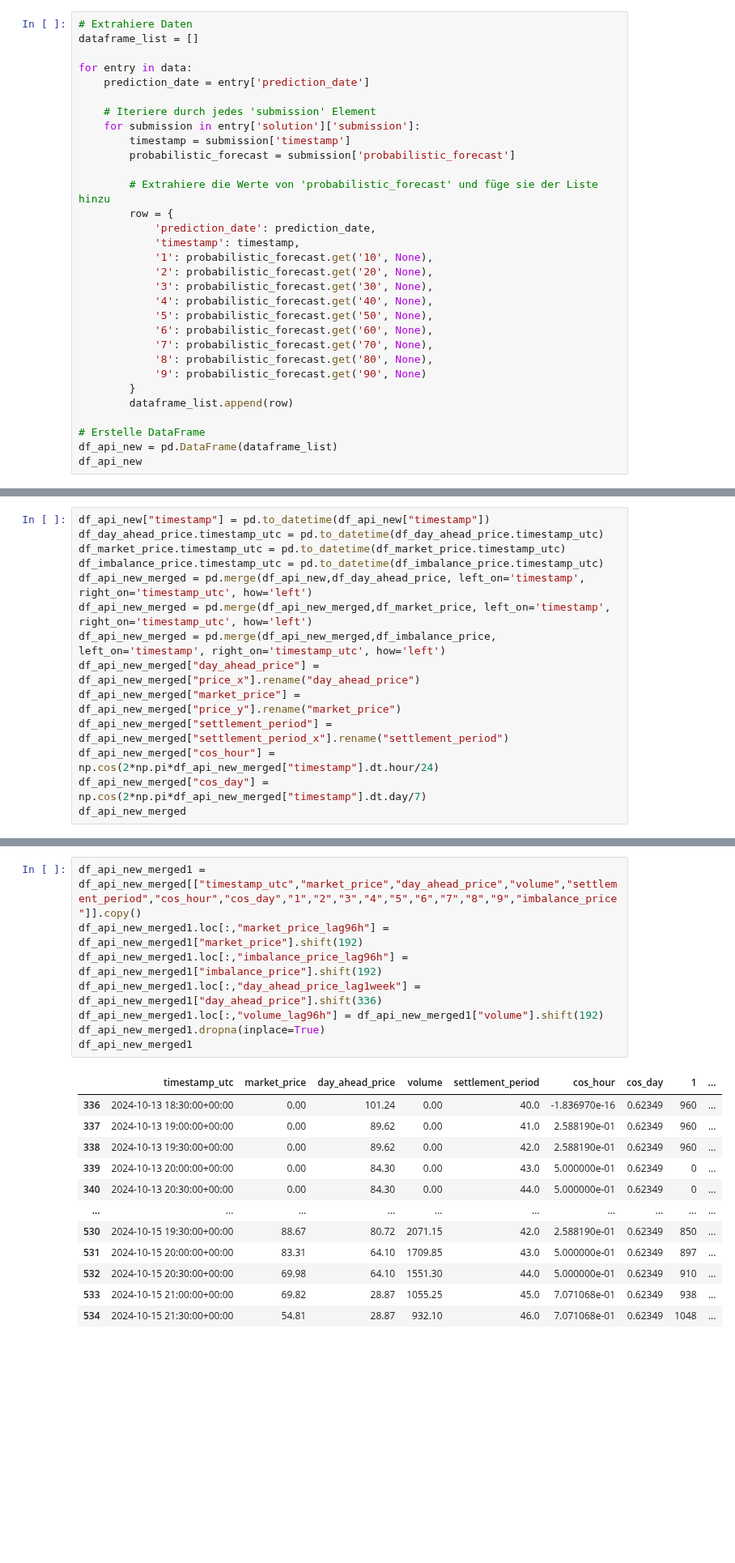
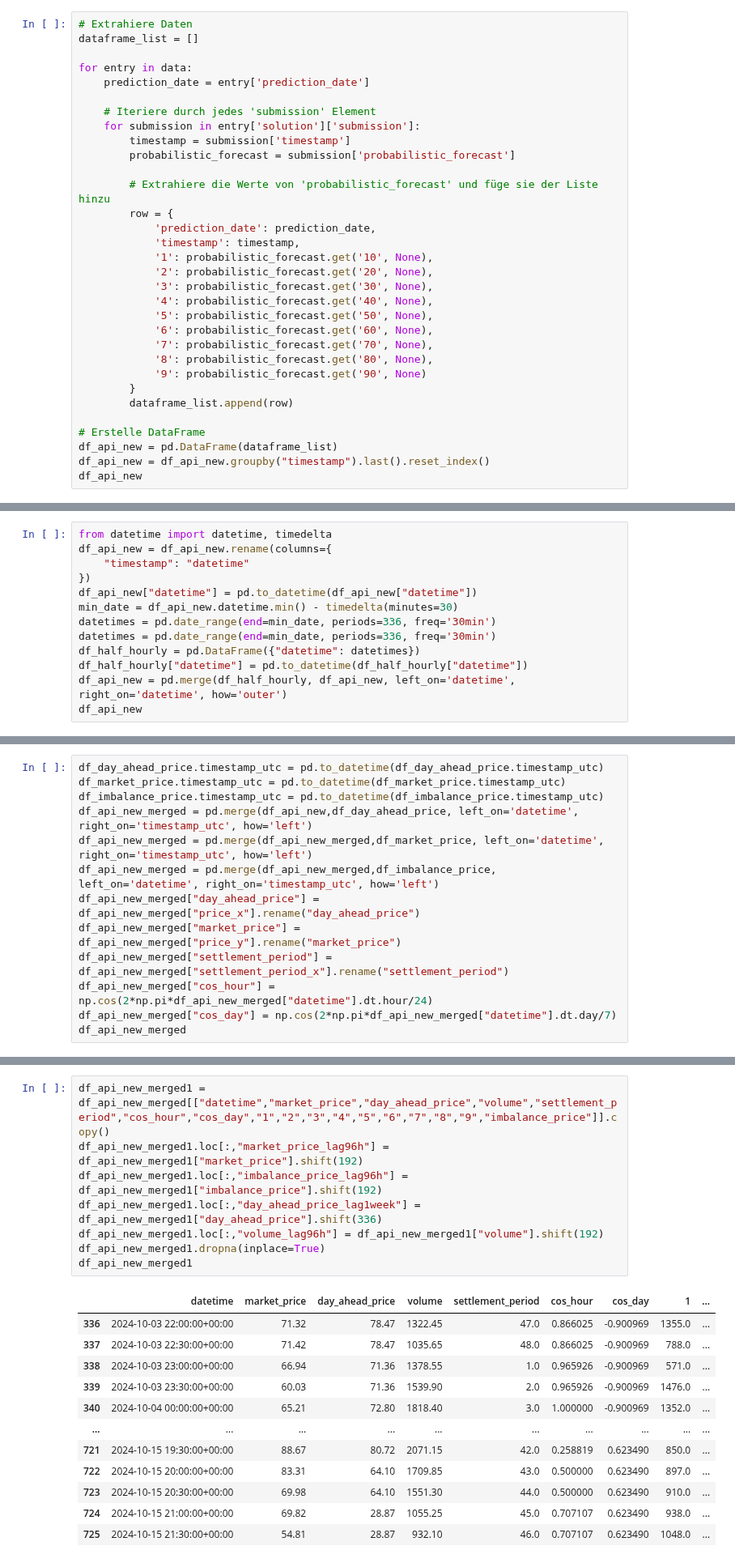
Before and after one commit to P-AEL/Energy_production_price_prediction, a Jupyter notebook: paul_analyse/LSTM_day_ahead_price.ipynb, the cells around one changed output, grey strips where cells are left out. Shown at 81% size. Cells and saved outputs as stored; diff of their text form; blank space fills up the shorter version.

```diff
--- a/paul_analyse/LSTM_day_ahead_price.ipynb
+++ b/paul_analyse/LSTM_day_ahead_price.ipynb
@@ -351,5 +350,6 @@ for entry in data:
 
 # Erstelle DataFrame
 df_api_new = pd.DataFrame(dataframe_list)
+df_api_new = df_api_new.groupby("timestamp").last().reset_index()
 df_api_new
 # %% [output]
@@ -368,0 +369,13 @@ df_api_new
+# %%
+from datetime import datetime, timedelta
+df_api_new = df_api_new.rename(columns={
+    "timestamp": "datetime"
+})
+df_api_new["datetime"] = pd.to_datetime(df_api_new["datetime"])
+min_date = df_api_new.datetime.min() - timedelta(minutes=30)
+datetimes = pd.date_range(end=min_date, periods=336, freq='30min')
+datetimes = pd.date_range(end=min_date, periods=336, freq='30min')
+df_half_hourly = pd.DataFrame({"datetime": datetimes})
+df_half_hourly["datetime"] = pd.to_datetime(df_half_hourly["datetime"])
+df_api_new = pd.merge(df_half_hourly, df_api_new, left_on='datetime', right_on='datetime', how='outer')
+df_api_new
@@ -369,15 +396,14 @@ df_api_new
 # %%
-df_api_new["timestamp"] = pd.to_datetime(df_api_new["timestamp"])
 df_day_ahead_price.timestamp_utc = pd.to_datetime(df_day_ahead_price.timestamp_utc)
 df_market_price.timestamp_utc = pd.to_datetime(df_market_price.timestamp_utc)
 df_imbalance_price.timestamp_utc = pd.to_datetime(df_imbalance_price.timestamp_utc)
-df_api_new_merged = pd.merge(df_api_new,df_day_ahead_price, left_on='timestamp', right_on='timestamp_utc', how='left')
-df_api_new_merged = pd.merge(df_api_new_merged,df_market_price, left_on='timestamp', right_on='timestamp_utc', how='left')
-df_api_new_merged = pd.merge(df_api_new_merged,df_imbalance_price, left_on='timestamp', right_on='timestamp_utc', how='left')
+df_api_new_merged = pd.merge(df_api_new,df_day_ahead_price, left_on='datetime', right_on='timestamp_utc', how='left')
+df_api_new_merged = pd.merge(df_api_new_merged,df_market_price, left_on='datetime', right_on='timestamp_utc', how='left')
+df_api_new_merged = pd.merge(df_api_new_merged,df_imbalance_price, left_on='datetime', right_on='timestamp_utc', how='left')
 df_api_new_merged["day_ahead_price"] = df_api_new_merged["price_x"].rename("day_ahead_price")
 df_api_new_merged["market_price"] = df_api_new_merged["price_y"].rename("market_price")
 df_api_new_merged["settlement_period"] = df_api_new_merged["settlement_period_x"].rename("settlement_period")
-df_api_new_merged["cos_hour"] = np.cos(2*np.pi*df_api_new_merged["timestamp"].dt.hour/24)
-df_api_new_merged["cos_day"] = np.cos(2*np.pi*df_api_new_merged["timestamp"].dt.day/7)
+df_api_new_merged["cos_hour"] = np.cos(2*np.pi*df_api_new_merged["datetime"].dt.hour/24)
+df_api_new_merged["cos_day"] = np.cos(2*np.pi*df_api_new_merged["datetime"].dt.day/7)
 df_api_new_merged
 # %% [output]
@@ -397,21 +423,21 @@ df_api_new_merged
 # %%
-df_api_new_merged1 = df_api_new_merged[["timestamp_utc","market_price","day_ahead_price","volume","settlement_period","cos_hour","cos_day","1","2","3","4","5","6","7","8","9","imbalance_price"]].copy()
+df_api_new_merged1 = df_api_new_merged[["datetime","market_price","day_ahead_price","volume","settlement_period","cos_hour","cos_day","1","2","3","4","5","6","7","8","9","imbalance_price"]].copy()
 df_api_new_merged1.loc[:,"market_price_lag96h"] = df_api_new_merged1["market_price"].shift(192)
 df_api_new_merged1.loc[:,"imbalance_price_lag96h"] = df_api_new_merged1["imbalance_price"].shift(192)
 df_api_new_merged1.loc[:,"day_ahead_price_lag1week"] = df_api_new_merged1["day_ahead_price"].shift(336)
 df_api_new_merged1.loc[:,"volume_lag96h"] = df_api_new_merged1["volume"].shift(192)
 df_api_new_merged1.dropna(inplace=True)
 df_api_new_merged1
 # %% [output]
-|  | timestamp_utc | market_price | day_ahead_price | volume | settlement_period | cos_hour | cos_day | 1 | ... |
-| 336 | 2024-10-13 18:30:00+00:00 | 0.00 | 101.24 | 0.00 | 40.0 | -1.836970e-16 | 0.62349 | 960 | ... |
-| 337 | 2024-10-13 19:00:00+00:00 | 0.00 | 89.62 | 0.00 | 41.0 | 2.588190e-01 | 0.62349 | 960 | ... |
-| 338 | 2024-10-13 19:30:00+00:00 | 0.00 | 89.62 | 0.00 | 42.0 | 2.588190e-01 | 0.62349 | 960 | ... |
-| 339 | 2024-10-13 20:00:00+00:00 | 0.00 | 84.30 | 0.00 | 43.0 | 5.000000e-01 | 0.62349 | 0 | ... |
-| 340 | 2024-10-13 20:30:00+00:00 | 0.00 | 84.30 | 0.00 | 44.0 | 5.000000e-01 | 0.62349 | 0 | ... |
+|  | datetime | market_price | day_ahead_price | volume | settlement_period | cos_hour | cos_day | 1 | ... |
+| 336 | 2024-10-03 22:00:00+00:00 | 71.32 | 78.47 | 1322.45 | 47.0 | 0.866025 | -0.900969 | 1355.0 | ... |
+| 337 | 2024-10-03 22:30:00+00:00 | 71.42 | 78.47 | 1035.65 | 48.0 | 0.866025 | -0.900969 | 788.0 | ... |
+| 338 | 2024-10-03 23:00:00+00:00 | 66.94 | 71.36 | 1378.55 | 1.0 | 0.965926 | -0.900969 | 571.0 | ... |
+| 339 | 2024-10-03 23:30:00+00:00 | 60.03 | 71.36 | 1539.90 | 2.0 | 0.965926 | -0.900969 | 1476.0 | ... |
+| 340 | 2024-10-04 00:00:00+00:00 | 65.21 | 72.80 | 1818.40 | 3.0 | 1.000000 | -0.900969 | 1352.0 | ... |
 | ... | ... | ... | ... | ... | ... | ... | ... | ... | ... |
-| 530 | 2024-10-15 19:30:00+00:00 | 88.67 | 80.72 | 2071.15 | 42.0 | 2.588190e-01 | 0.62349 | 850 | ... |
-| 531 | 2024-10-15 20:00:00+00:00 | 83.31 | 64.10 | 1709.85 | 43.0 | 5.000000e-01 | 0.62349 | 897 | ... |
-| 532 | 2024-10-15 20:30:00+00:00 | 69.98 | 64.10 | 1551.30 | 44.0 | 5.000000e-01 | 0.62349 | 910 | ... |
-| 533 | 2024-10-15 21:00:00+00:00 | 69.82 | 28.87 | 1055.25 | 45.0 | 7.071068e-01 | 0.62349 | 938 | ... |
-| 534 | 2024-10-15 21:30:00+00:00 | 54.81 | 28.87 | 932.10 | 46.0 | 7.071068e-01 | 0.62349 | 1048 | ... |
+| 721 | 2024-10-15 19:30:00+00:00 | 88.67 | 80.72 | 2071.15 | 42.0 | 0.258819 | 0.623490 | 850.0 | ... |
+| 722 | 2024-10-15 20:00:00+00:00 | 83.31 | 64.10 | 1709.85 | 43.0 | 0.500000 | 0.623490 | 897.0 | ... |
+| 723 | 2024-10-15 20:30:00+00:00 | 69.98 | 64.10 | 1551.30 | 44.0 | 0.500000 | 0.623490 | 910.0 | ... |
+| 724 | 2024-10-15 21:00:00+00:00 | 69.82 | 28.87 | 1055.25 | 45.0 | 0.707107 | 0.623490 | 938.0 | ... |
+| 725 | 2024-10-15 21:30:00+00:00 | 54.81 | 28.87 | 932.10 | 46.0 | 0.707107 | 0.623490 | 1048.0 | ... |
```
Also changed, not shown: parts of 11 cells of this notebook, 16 other files.
